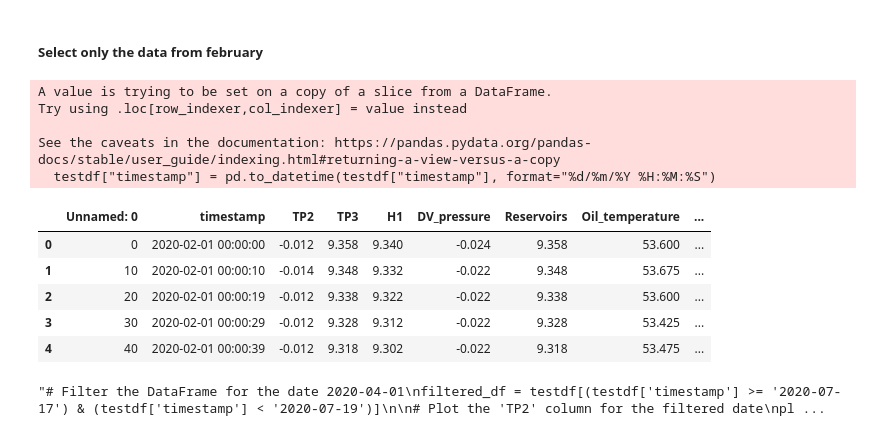
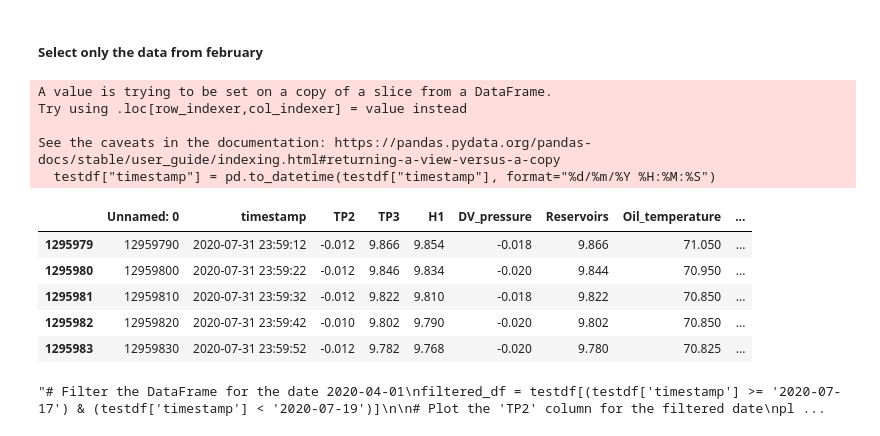
Before and after one commit to joaotiago-dias/metro_porto, a Jupyter notebook: data_preparation.ipynb, the cells around one changed output. Cells and saved outputs as stored; diff of their text form; code cells hidden in the pictures.

```diff
--- a/data_preparation.ipynb
+++ b/data_preparation.ipynb
@@ -3,32 +3,32 @@
 # %%
 import pandas as pd
 import matplotlib.pyplot as plt
 import numpy as np
 from sklearn.preprocessing import StandardScaler, MinMaxScaler
 
 # Load the CSV file
 file_path = r'MetroPT3(AirCompressor).csv'  # Replace with your CSV file path
 data = pd.read_csv(file_path)
 
 # Convert the first column to datetime
 data.iloc[:, 1] = pd.to_datetime(data.iloc[:, 1], format='%Y-%m-%d %H:%M:%S')
 
 testdf = data[:1295984]#[445298:1295984] #April to July
 testdf["timestamp"] = pd.to_datetime(testdf["timestamp"], format="%d/%m/%Y %H:%M:%S")
 
-testdf.head(5)
+testdf.tail(5)
 # %% [output]
 A value is trying to be set on a copy of a slice from a DataFrame.
 Try using .loc[row_indexer,col_indexer] = value instead
 
 See the caveats in the documentation: https://pandas.pydata.org/pandas-docs/stable/user_guide/indexing.html#returning-a-view-versus-a-copy
   testdf["timestamp"] = pd.to_datetime(testdf["timestamp"], format="%d/%m/%Y %H:%M:%S")
 |  | Unnamed: 0 | timestamp | TP2 | TP3 | H1 | DV_pressure | Reservoirs | Oil_temperature | ... |
-| 0 | 0 | 2020-02-01 00:00:00 | -0.012 | 9.358 | 9.340 | -0.024 | 9.358 | 53.600 | ... |
-| 1 | 10 | 2020-02-01 00:00:10 | -0.014 | 9.348 | 9.332 | -0.022 | 9.348 | 53.675 | ... |
-| 2 | 20 | 2020-02-01 00:00:19 | -0.012 | 9.338 | 9.322 | -0.022 | 9.338 | 53.600 | ... |
-| 3 | 30 | 2020-02-01 00:00:29 | -0.012 | 9.328 | 9.312 | -0.022 | 9.328 | 53.425 | ... |
-| 4 | 40 | 2020-02-01 00:00:39 | -0.012 | 9.318 | 9.302 | -0.022 | 9.318 | 53.475 | ... |
+| 1295979 | 12959790 | 2020-07-31 23:59:12 | -0.012 | 9.866 | 9.854 | -0.018 | 9.866 | 71.050 | ... |
+| 1295980 | 12959800 | 2020-07-31 23:59:22 | -0.012 | 9.846 | 9.834 | -0.020 | 9.844 | 70.950 | ... |
+| 1295981 | 12959810 | 2020-07-31 23:59:32 | -0.012 | 9.822 | 9.810 | -0.018 | 9.822 | 70.850 | ... |
+| 1295982 | 12959820 | 2020-07-31 23:59:42 | -0.010 | 9.802 | 9.790 | -0.020 | 9.802 | 70.850 | ... |
+| 1295983 | 12959830 | 2020-07-31 23:59:52 | -0.012 | 9.782 | 9.768 | -0.020 | 9.780 | 70.825 | ... |
 # %%
 '''# Filter the DataFrame for the date 2020-04-01
 filtered_df = testdf[(testdf['timestamp'] >= '2020-07-17') & (testdf['timestamp'] < '2020-07-19')]
```
Also changed, not shown: parts of 9 cells of this notebook.
